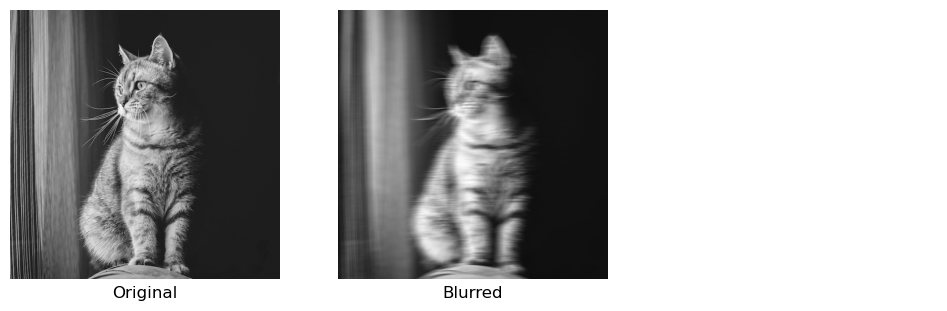
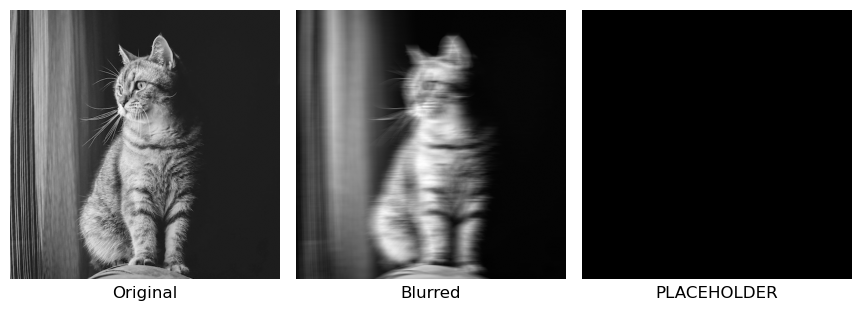
Unified diff of the notebook cell whose output changed from the first chart to the second:
--- before
+++ after
@@ -2,19 +2,8 @@
 
 ex1_gray_arr = convert_img_to_norm_np_arr('./motion_deblur_img/input/Image_by_Arturo_Anez_from_Pixabay.jpg',
-                      'ex1_grayscale.jpg',
-                      grayscale=True)
+                                          'ex1_grayscale.jpg',
+                                          grayscale=True)
+ex1_psf = build_horizontal_motion_psf(25, ex1_gray_arr.shape)
+ex1_blurred = compute_blurred_img(ex1_psf, ex1_gray_arr)
 
-ex1_psf = build_horizontal_motion_psf(20, ex1_gray_arr.shape)
-
-# Ref: Hansen et al.(2006), Chapter 4.2.2 - Computations with BCCB Matrices (p.44)
-ex1_blurred = np.real(np.fft.ifft2(np.fft.fft2(ex1_psf) * np.fft.fft2(ex1_gray_arr)))
-
-fig, sub = plt.subplots(1, 3, figsize=(12, 3.5))
-[s.axis('off') for s in sub]
-
-sub[0].imshow(ex1_gray_arr, cmap='gray')
-sub[0].set_title('Original', y = -0.1)
-sub[1].imshow(ex1_blurred, cmap='gray')
-sub[1].set_title('Blurred', y = -0.1)
-
-plt.show()
+plot_diff3(ex1_gray_arr, 'Original', ex1_blurred, 'Blurred', np.zeros(ex1_gray_arr.shape), 'PLACEHOLDER')

Commit: refactor and clean up code